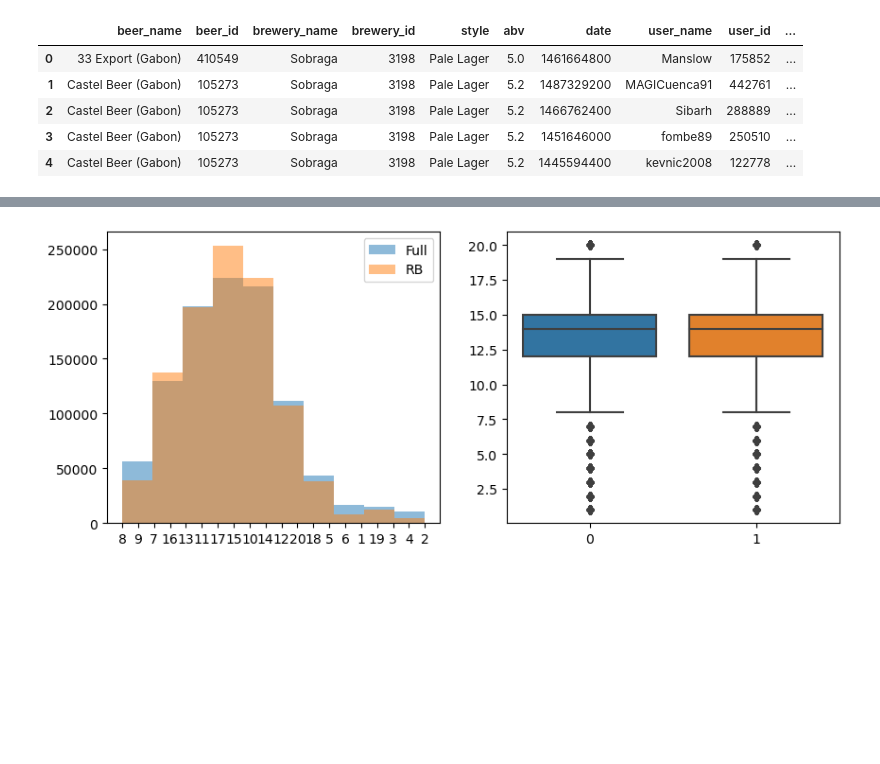
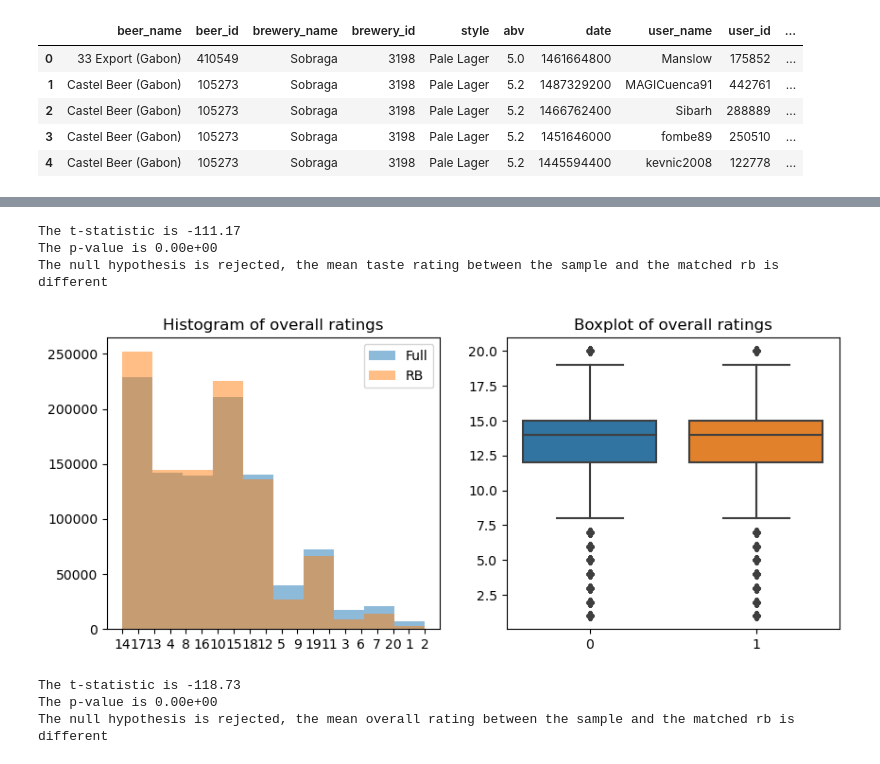
Before and after one commit to epfl-ada/ada-2023-project-riskybiscuits, a Jupyter notebook: example_notebook.ipynb, the cells around one changed output, grey strips where cells are left out. Saved outputs shown, nothing was run; the diff lists cells and outputs as text; code cells hidden in the pictures; blank space fills up the shorter version.

```diff
--- a/example_notebook.ipynb
+++ b/example_notebook.ipynb
@@ -250,14 +250,16 @@ def make_boxplot(sample, col_rb):
     sns.boxplot(data=[sample, col_rb])
     plt.show()
 
-def make_plots(sample, col_rb):
+def make_plots(sample, col_rb, sample_title, col_title):
 
     fig, ax = plt.subplots(1, 2, figsize=(10, 4), sharey = False, sharex = False)
 
     ax[0].hist(sample, bins=10, alpha=0.5, label='Full')
     ax[0].hist(col_rb, bins=10, alpha=0.5, label='RB')
     ax[0].legend(loc='upper right')
+    ax[0].set_title(sample_title)
 
     ax[1] = sns.boxplot(data=[sample, col_rb], ax=ax[1])
+    ax[1].set_title(col_title)
     plt.show()
 # %%
@@ -303,8 +378,38 @@ make_plots(rating_col_full_sample, rating_col_rb)
+# %%
+# Perform the t-test for aromas
+t_statistic_taste, p_value_taste = stats.ttest_ind(taste_col_full_sample.astype(float), taste_col_rb.astype(float))
+
+print("The t-statistic is {:.2f}".format(t_statistic_taste))
+print("The p-value is {:.2e}".format(p_value_taste))
+
+if p_value < 0.05:
+    print("The null hypothesis is rejected, the mean taste rating between the sample and the matched rb is different")
+else:
+    print("The null hypothesis is accepted, the difference between the taste rating for the sample and matched rb is not statistically significant")
+# %% [output]
+The t-statistic is -111.17
+The p-value is 0.00e+00
+The null hypothesis is rejected, the mean taste rating between the sample and the matched rb is different
 # %%
-# Compare the ratings
+# Compare the overall ratings
 
-rating_col_full_sample = make_sample(full_ratings_rb, "overall")
-rating_col_rb = ratings_rb["overall"]
-make_plots(rating_col_full_sample, rating_col_rb)
+overall_col_full_sample = make_sample(full_ratings_rb, "overall")
+overall_col_rb = ratings_rb["overall"]
+make_plots(overall_col_full_sample, overall_col_rb, "Histogram of overall ratings", "Boxplot of overall ratings")
 # %% [output]
-[figure, old version]
+[figure, new version]
+# %%
+# Perform the t-test for aromas
+t_statistic_overall, p_value_overall = stats.ttest_ind(overall_col_full_sample.astype(float), overall_col_rb.astype(float))
+
+print("The t-statistic is {:.2f}".format(t_statistic_overall))
+print("The p-value is {:.2e}".format(p_value_overall))
+
+if p_value < 0.05:
+    print("The null hypothesis is rejected, the mean overall rating between the sample and the matched rb is different")
+else:
+    print("The null hypothesis is accepted, the difference between the overall rating for the sample and matched rb is not statistically significant")
+# %% [output]
+The t-statistic is -118.73
+The p-value is 0.00e+00
+The null hypothesis is rejected, the mean overall rating between the sample and the matched rb is different
```
Also changed, not shown: parts of 13 cells of this notebook.
